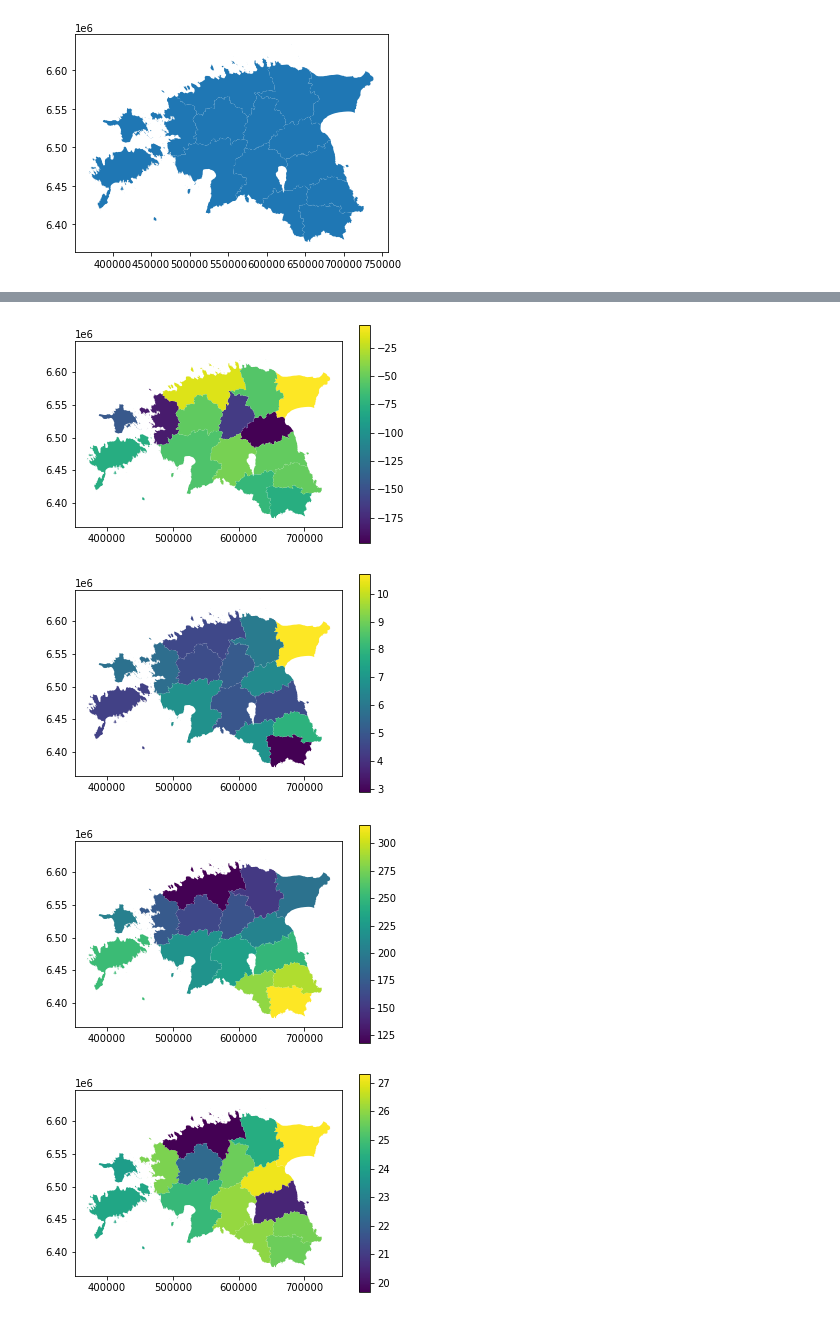
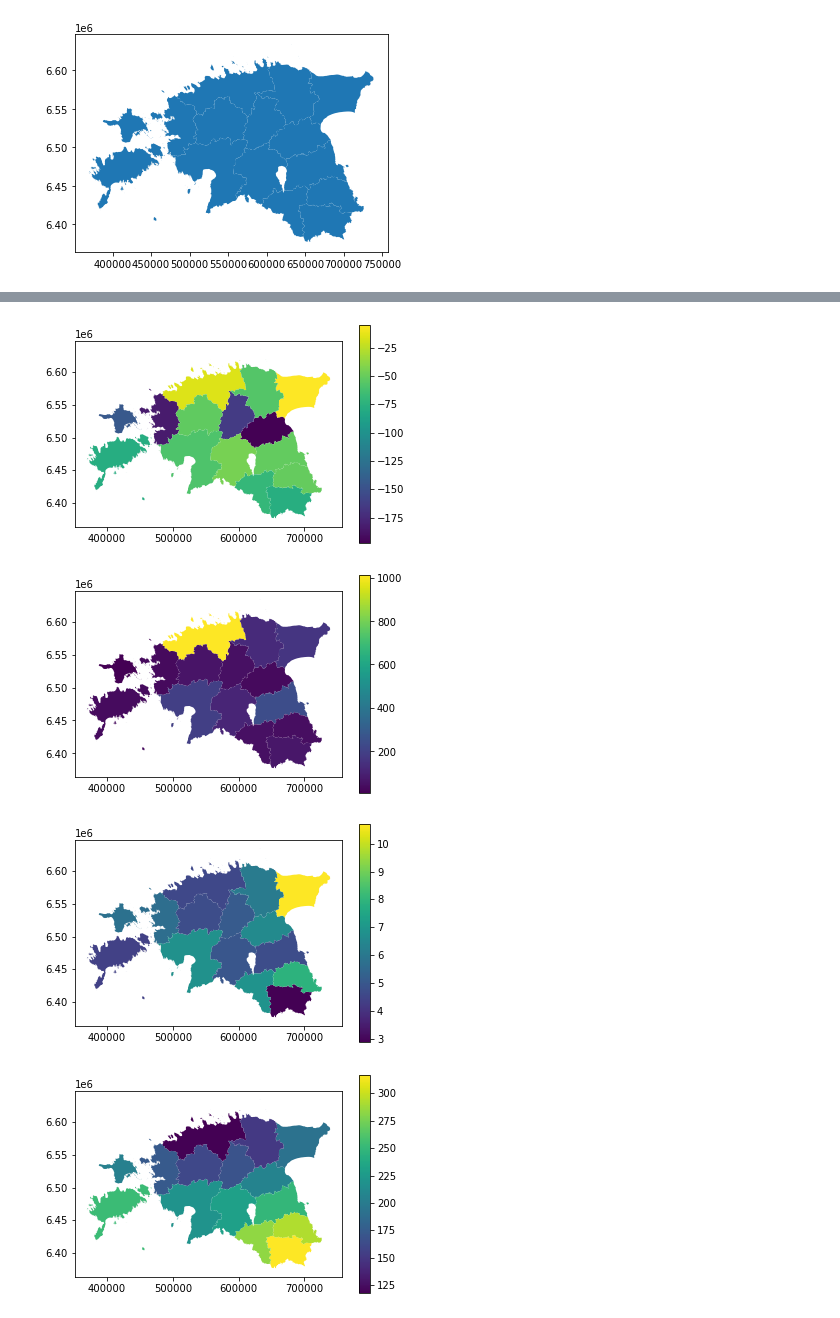
Before and after one commit to bryanvallejo16/mobility_estonia_to_finland, a Jupyter notebook: 4_Aggregation_independent_variables_Estonia.ipynb, the cells around one changed output, grey strips where cells are left out. Cells and saved outputs as stored; diff of their text form; code cells hidden in the pictures.

```diff
--- a/4_Aggregation_independent_variables_Estonia.ipynb
+++ b/4_Aggregation_independent_variables_Estonia.ipynb
@@ -89,11 +89,12 @@ est.head()
 | 3 | Lääne maakond | 0057 | 102.0 | 56.0 | 31.0 | 36.0 | 36.0 | -183.333333 | LINESTRING (486577.7883002807 652... | 173.486389 | ... |
 | 4 | Võru maakond | 0086 | 120.0 | 89.0 | 77.0 | 92.0 | 68.0 | -76.470588 | LINESTRING (674206.1687579091 640... | 316.680050 | ... |
 # %%
-est = est[['to_fi_from', 'MKOOD', 'County', 'rate', 'unem_%19', 'gdp_eur', 'dist', 'pop%65',  'pop%edu', 'geometry']]
+est = est[['to_fi_from', 'MKOOD', 'County', 'rate', 'em_2019', 'unem_%19', 'gdp_eur', 'dist', 'pop%65',  'pop%edu', 'geometry']]
 
 est = est.rename(columns={'rate': 'im%_rate', 'dist':'proxkm' })
 # %%
 est.plot(column = 'im%_rate', legend=True)
+est.plot(column = 'em_2019', legend=True)
 est.plot(column = 'unem_%19', legend=True)
 est.plot(column = 'proxkm', legend=True)
 est.plot(column = 'pop%65', legend=True)
@@ -109,4 +110,4 @@ est.head()
 [figure]
-[figure, old version]
+[figure, new version]
-[figure, old version]
+[figure, new version]
-[figure, old version]
+[figure, new version]
```
Also changed, not shown: parts of 2 cells of this notebook, 2 other files.
